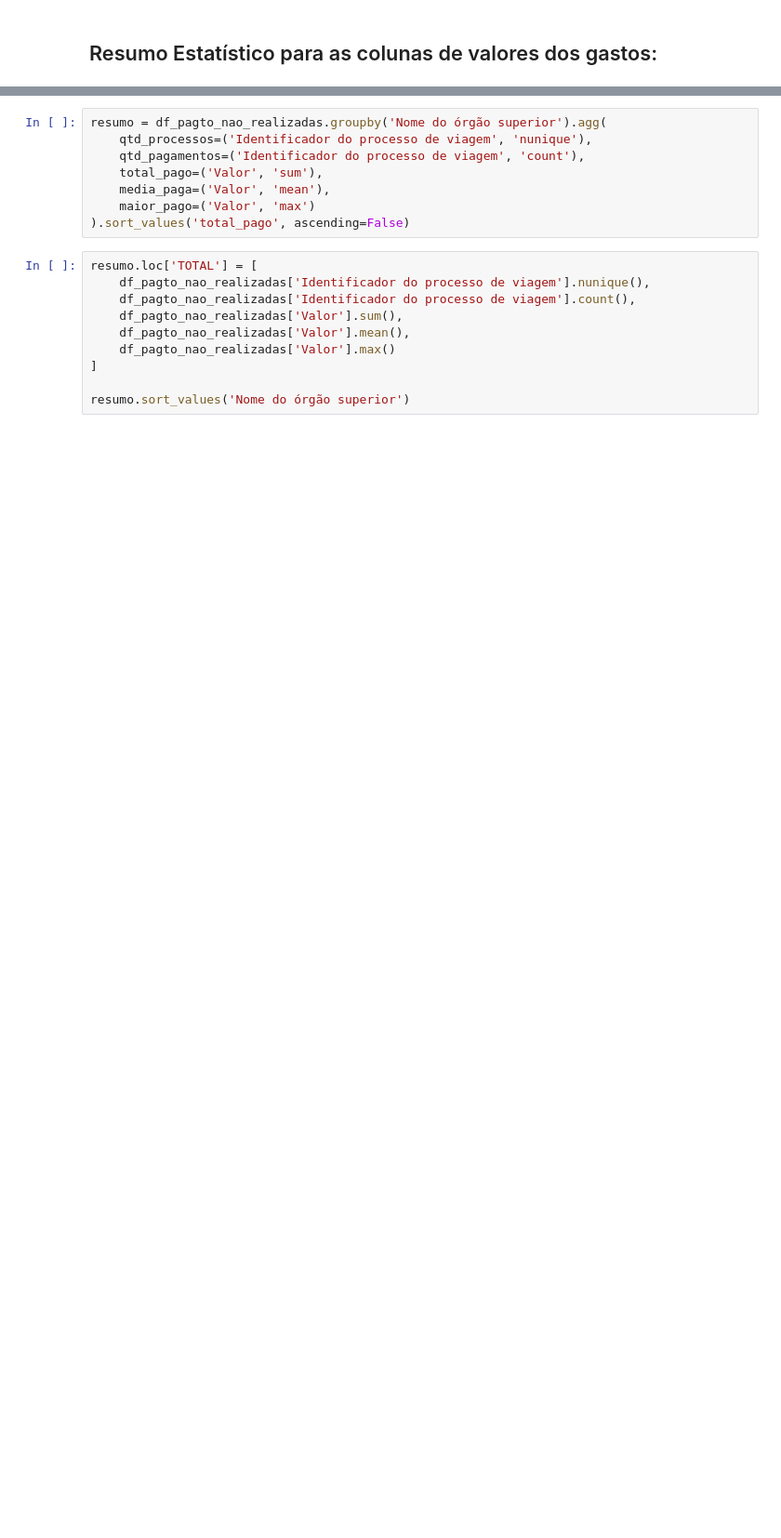
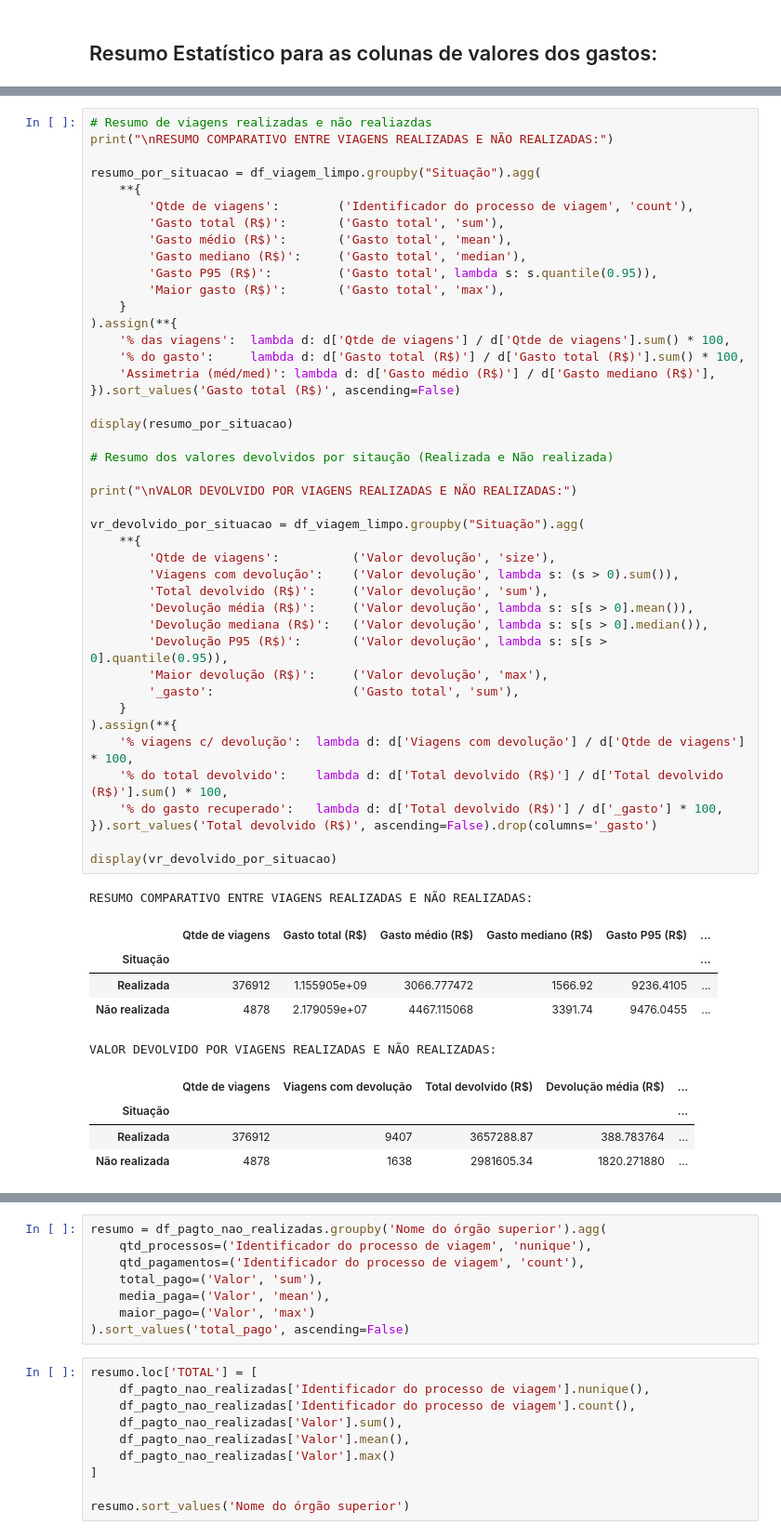
Before and after one commit to rafael-m-ferreira/caixaverso_projeto_final, a Jupyter notebook: notebooks/analise.ipynb, the cells around one changed output, grey strips where cells are left out. Shown at 93% size. Drawn from its saved outputs; the diff is of its cells as text; blank space fills up the shorter version.

```diff
--- a/notebooks/analise.ipynb
+++ b/notebooks/analise.ipynb
@@ -131 +244,55 @@ print(round(df_viagem_limpo[colunas_gastos].describe(), 2))
+# %%
+# Resumo de viagens realizadas e não realiazdas
+print("\nRESUMO COMPARATIVO ENTRE VIAGENS REALIZADAS E NÃO REALIZADAS:")
+
+resumo_por_situacao = df_viagem_limpo.groupby("Situação").agg(
+    **{
+        'Qtde de viagens':        ('Identificador do processo de viagem', 'count'),
+        'Gasto total (R$)':       ('Gasto total', 'sum'),
+        'Gasto médio (R$)':       ('Gasto total', 'mean'),
+        'Gasto mediano (R$)':     ('Gasto total', 'median'),
+        'Gasto P95 (R$)':         ('Gasto total', lambda s: s.quantile(0.95)),
+        'Maior gasto (R$)':       ('Gasto total', 'max'),
+    }
+).assign(**{
+    '% das viagens':  lambda d: d['Qtde de viagens'] / d['Qtde de viagens'].sum() * 100,
+    '% do gasto':     lambda d: d['Gasto total (R$)'] / d['Gasto total (R$)'].sum() * 100,
+    'Assimetria (méd/med)': lambda d: d['Gasto médio (R$)'] / d['Gasto mediano (R$)'],
+}).sort_values('Gasto total (R$)', ascending=False)
+
+display(resumo_por_situacao)
+
+# Resumo dos valores devolvidos por sitaução (Realizada e Não realizada)
+
+print("\nVALOR DEVOLVIDO POR VIAGENS REALIZADAS E NÃO REALIZADAS:")
+
+vr_devolvido_por_situacao = df_viagem_limpo.groupby("Situação").agg(
+    **{
+        'Qtde de viagens':          ('Valor devolução', 'size'),
+        'Viagens com devolução':    ('Valor devolução', lambda s: (s > 0).sum()),
+        'Total devolvido (R$)':     ('Valor devolução', 'sum'),
+        'Devolução média (R$)':     ('Valor devolução', lambda s: s[s > 0].mean()),
+        'Devolução mediana (R$)':   ('Valor devolução', lambda s: s[s > 0].median()),
+        'Devolução P95 (R$)':       ('Valor devolução', lambda s: s[s > 0].quantile(0.95)),
+        'Maior devolução (R$)':     ('Valor devolução', 'max'),
+        '_gasto':                   ('Gasto total', 'sum'),
+    }
+).assign(**{
+    '% viagens c/ devolução':  lambda d: d['Viagens com devolução'] / d['Qtde de viagens'] * 100,
+    '% do total devolvido':    lambda d: d['Total devolvido (R$)'] / d['Total devolvido (R$)'].sum() * 100,
+    '% do gasto recuperado':   lambda d: d['Total devolvido (R$)'] / d['_gasto'] * 100,
+}).sort_values('Total devolvido (R$)', ascending=False).drop(columns='_gasto')
+
+display(vr_devolvido_por_situacao)
+# %% [output]
+RESUMO COMPARATIVO ENTRE VIAGENS REALIZADAS E NÃO REALIZADAS:
+|  | Qtde de viagens | Gasto total (R$) | Gasto médio (R$) | Gasto mediano (R$) | Gasto P95 (R$) | ... |
+| Situação |  |  |  |  |  | ... |
+| Realizada | 376912 | 1.155905e+09 | 3066.777472 | 1566.92 | 9236.4105 | ... |
+| Não realizada | 4878 | 2.179059e+07 | 4467.115068 | 3391.74 | 9476.0455 | ... |
+VALOR DEVOLVIDO POR VIAGENS REALIZADAS E NÃO REALIZADAS:
+|  | Qtde de viagens | Viagens com devolução | Total devolvido (R$) | Devolução média (R$) | ... |
+| Situação |  |  |  |  | ... |
+| Realizada | 376912 | 9407 | 3657288.87 | 388.783764 | ... |
+| Não realizada | 4878 | 1638 | 2981605.34 | 1820.271880 | ... |
 # %%
```
Also changed, not shown: parts of 18 cells of this notebook.
